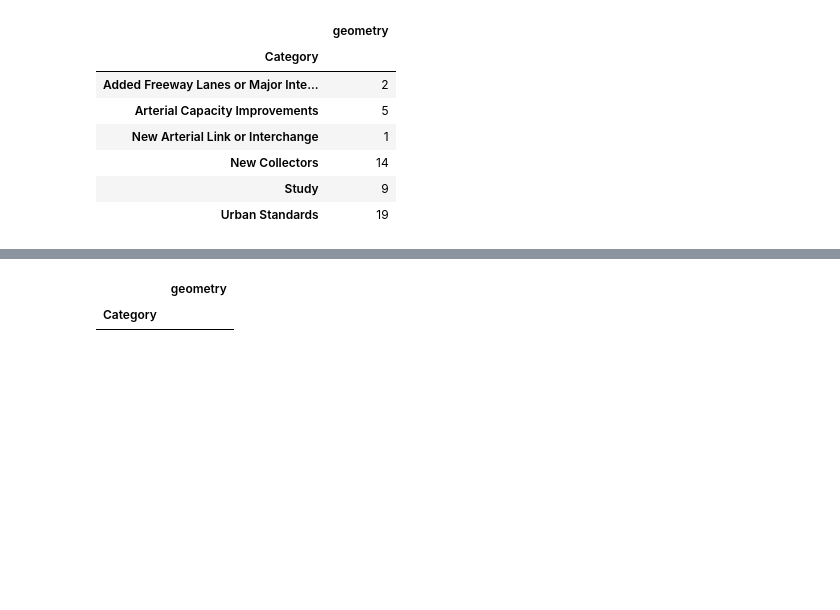
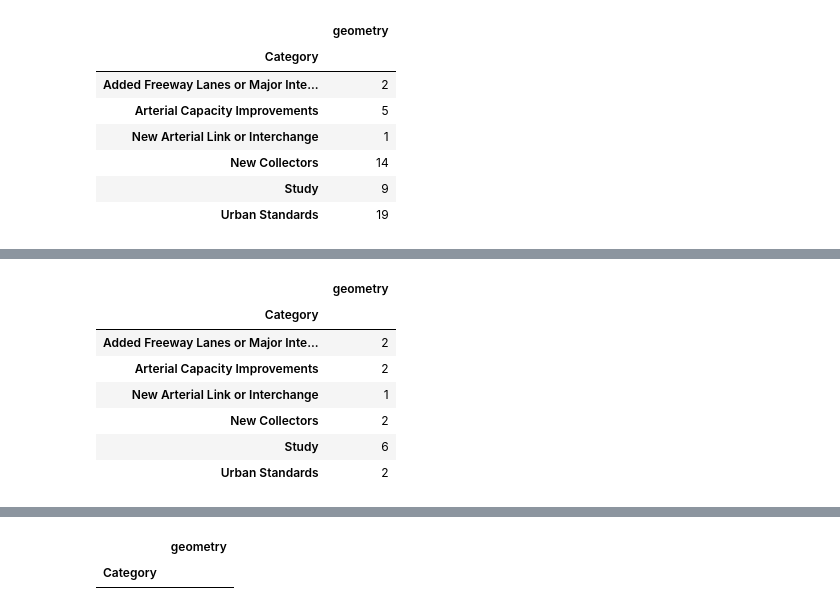
Before and after one commit to dongmeic/RTP, a Jupyter notebook: data/analysis_for_AppendixF.ipynb, the cells around one changed output, grey strips where cells are left out. Drawn from its saved outputs; the diff is of its cells as text; code cells hidden in the pictures; blank space fills up the shorter version.

```diff
--- a/data/analysis_for_AppendixF.ipynb
+++ b/data/analysis_for_AppendixF.ipynb
@@ -161,0 +184,12 @@ aaf.RTP_counted_by_intersection(folder='WaterQuality', file='wetlandsCLMPO.shp')
+# %%
+# floodway intersects with roadway lines
+aaf.RTP_counted_by_intersection(folder='NaturalHazards', file='FloodwayCLMPO.shp')
+# %% [output]
+|  | geometry |
+| Category |  |
+| Added Freeway Lanes or Major Inte... | 2 |
+| Arterial Capacity Improvements | 2 |
+| New Arterial Link or Interchange | 1 |
+| New Collectors | 2 |
+| Study | 6 |
+| Urban Standards | 2 |
```
Also changed, not shown: parts of 24 cells of this notebook, 7 other files.
